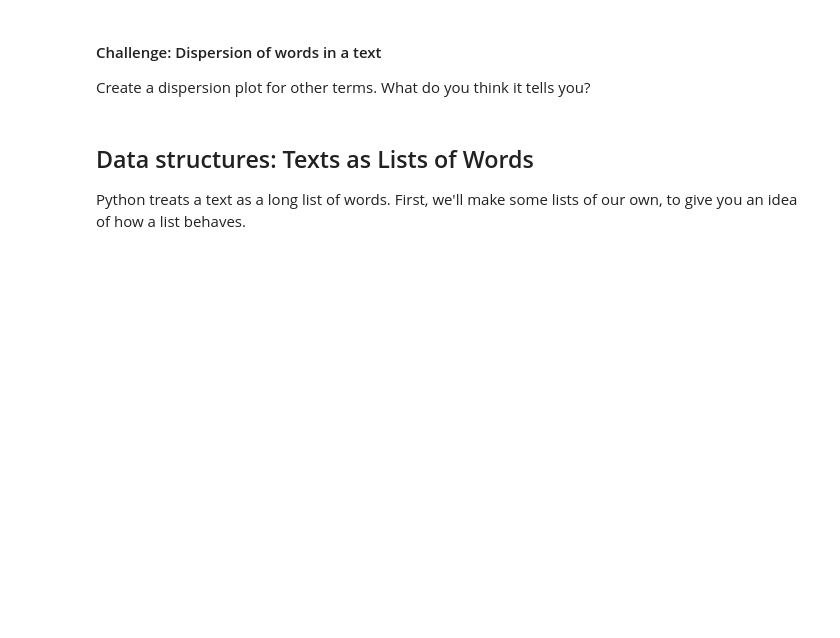
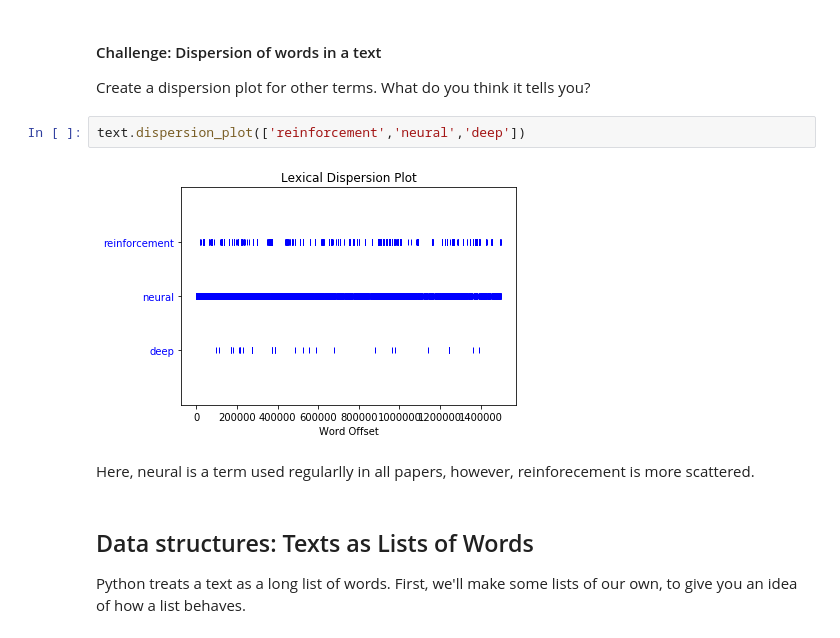
Before and after one commit to danielgil1/Intro-NLTK-2019-Apr, a Jupyter notebook: Introduction to NLTK-Workbook.ipynb, the cells around one changed output. Drawn from its saved outputs; the diff is of its cells as text; blank space fills up the shorter version.

```diff
--- a/Introduction to NLTK-Workbook.ipynb
+++ b/Introduction to NLTK-Workbook.ipynb
@@ -288,6 +413,12 @@ We can then generate a **dispersion plot** that shows where given words occur in
 
 Create a dispersion plot for other terms.
 What do you think it tells you?
+# %%
+text.dispersion_plot(['reinforcement','neural','deep'])
+# %% [output]
+[figure, added]
+# %% [markdown]
+Here, neural is a term used regularlly in all papers, however, reinforecement is more scattered.
 # %% [markdown]
 ## Data structures: Texts as Lists of Words
 Python treats a text as a long list of words. First, we'll make some lists of our own, to give you an idea of how a list behaves.
```
Also changed, not shown: parts of 105 cells of this notebook.
